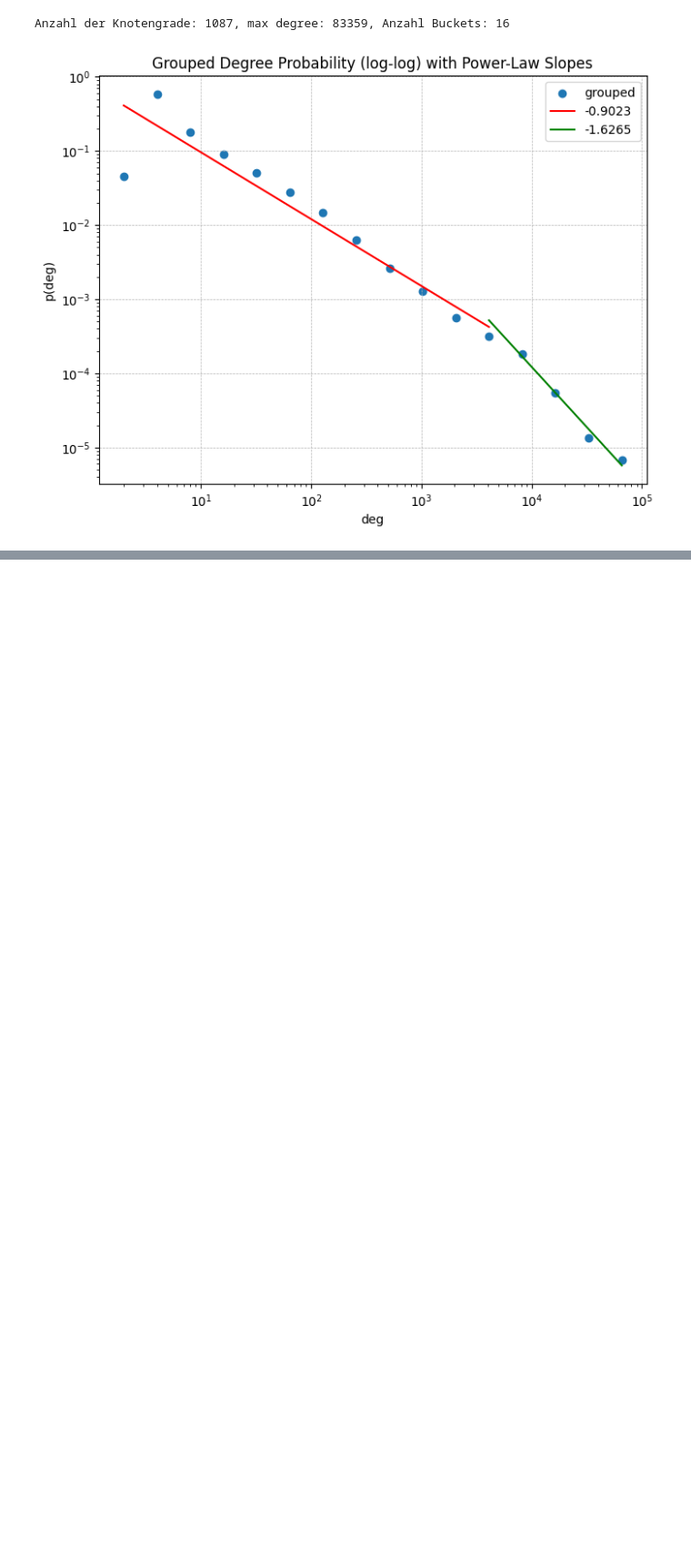
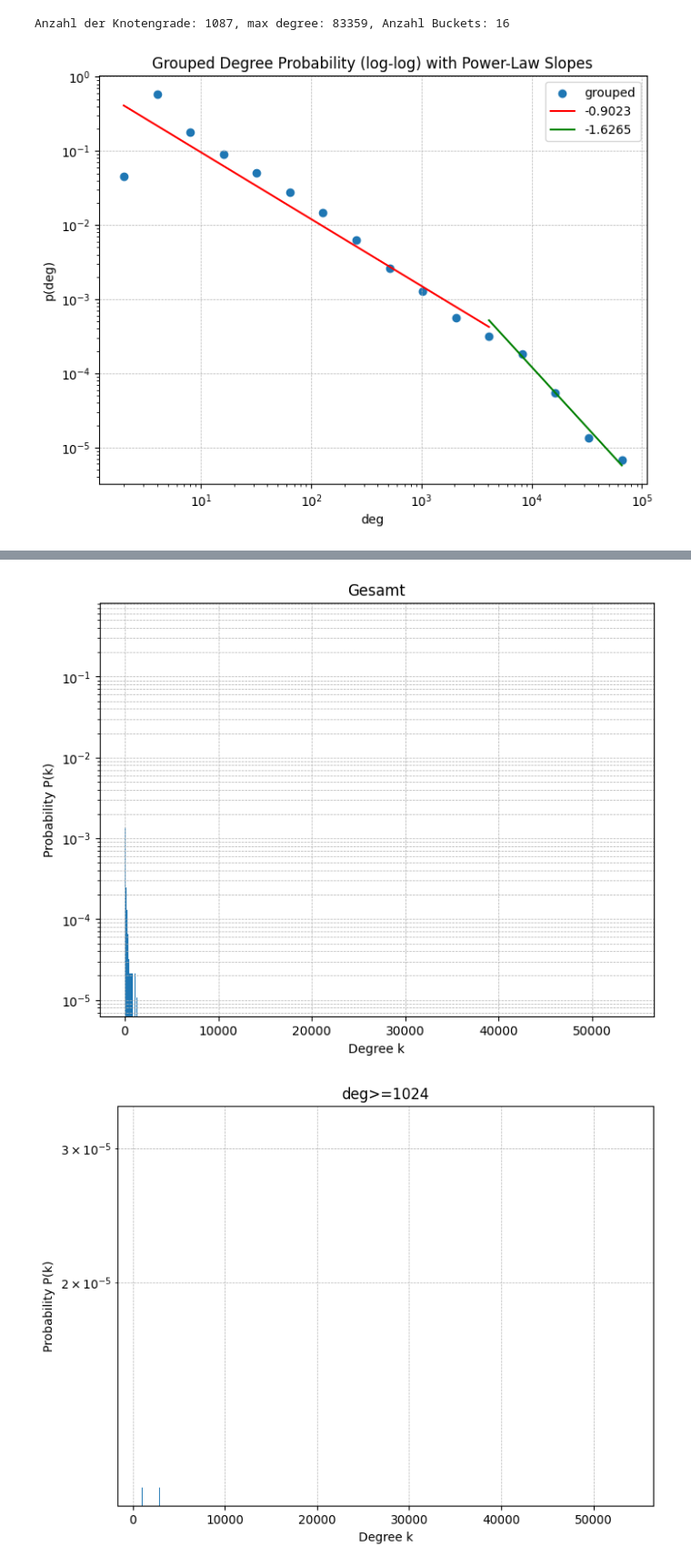
Before and after one commit to Amerek200/63055KomplexeNetze, a Jupyter notebook: data_analysis/regiment_plot.ipynb, the cells around one changed output, grey strips where cells are left out. Shown: that part at 91% size. Cells and saved outputs as stored; diff of their text form; code cells hidden in the pictures; blank space fills up the shorter version.

```diff
--- a/data_analysis/regiment_plot.ipynb
+++ b/data_analysis/regiment_plot.ipynb
@@ -690,6 +691,12 @@ def get_deg_probability_dict(graph):
         else:
             res[deg] = deg_frequency_list[deg] / total_nodes
     return res
+
+def filter_deg_prob_dict(deg_prob_dict, min_deg, max_deg=0):
+    """"
+    filters degree-probability dictionary by key, min and max param-values are included in result.
+    """
+    return {k: v for k, v in deg_prob_dict.items() if k >= min_deg and (max_deg == 0 or k <= max_deg)}
 
 def lin_reg_on_grouped_deg_prob_dict(grouped_dict):
     sorted_dict = dict(sorted(grouped_dict.items()))
@@ -798,6 +805,26 @@ def plot_grouped_two_regiments(grouped_dict, split_at, slope_first_regiment, int
     plt.title("Grouped Degree Probability (log-log) with Power-Law Slopes")
     plt.show()
     return
+
+def bar_plot_deg_prob(deg_prob_dict, titel="Degree Distribution", y_axis="decimal"):
+    x = list(sorted(deg_prob_dict.keys()))
+    y = [deg_prob_dict[k] for k in x]
+
+    plt.figure(figsize=(8, 6))
+    plt.bar(x, y, width=1.0)
+
+    if y_axis == "deximal":
+        # Format y-axis to use plain decimal
+        plt.gca().yaxis.set_major_formatter(ScalarFormatter(useMathText=False))
+        plt.ticklabel_format(style='plain', axis='y')  # Turn off scientific notation
+    elif y_axis == "log":
+        plt.yscale('log')
+
+    plt.xlabel("Degree k")
+    plt.ylabel("Probability P(k)")
+    plt.title(titel)
+    plt.grid(True, which='both', linestyle='--', linewidth=0.5)
+    plt.show()
 # %% [markdown]
 ### Versuch 2 - Analyse, nu aber
 # %%
@@ -935,0 +973,11 @@ Anzahl der Knotengrade: 1087, max degree: 83359, Anzahl Buckets: 16
+# %%
+deg_prob_dict = get_deg_probability_dict(G)
+filtered_1024 = filter_deg_prob_dict(deg_prob_dict, 1024)
+filtered_18 = filter_deg_prob_dict(deg_prob_dict, 18, 2048)
+# %%
+bar_plot_deg_prob(deg_prob_dict, titel="Gesamt", y_axis="log")
+bar_plot_deg_prob(filtered_1024, titel="deg>=1024", y_axis="log")
+bar_plot_deg_prob(filtered_18, titel="deg>=18", y_axis="log")
+# %% [output]
+[figure, added]
+[figure, added]
```
Also changed, not shown: parts of 4 cells of this notebook.
